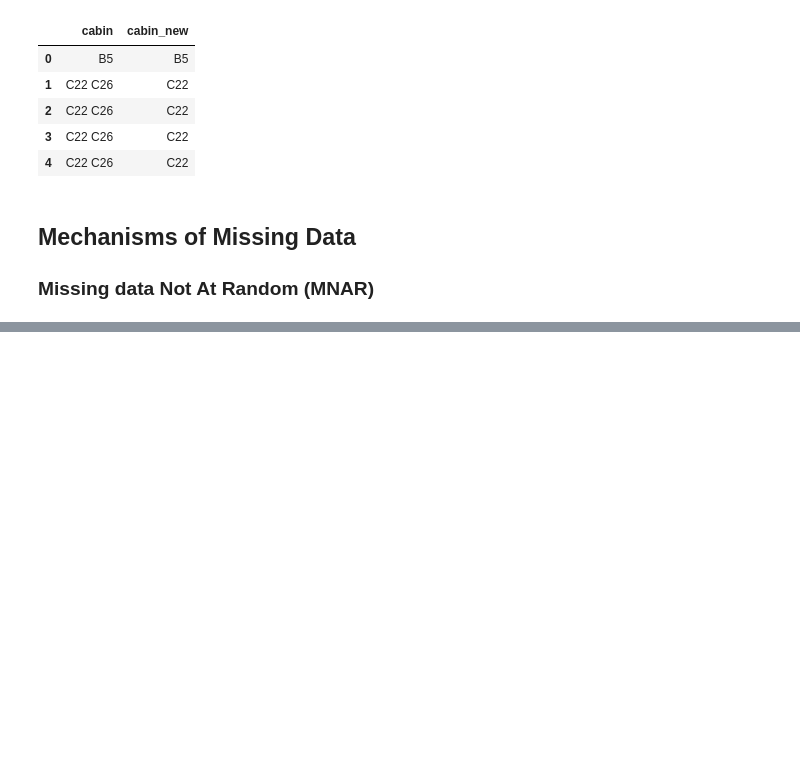
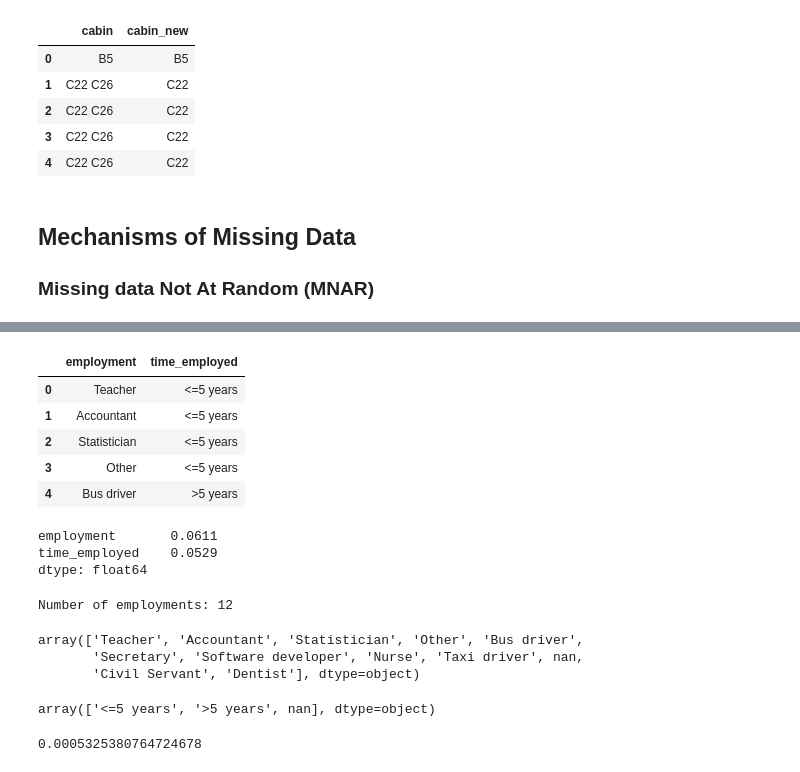
Before and after one commit to bbclr20/FeatureEngineering, a Jupyter notebook: 04_Variable_Characteristics/1_Missing_Data.ipynb, the cells around one changed output, grey strips where cells are left out. Saved outputs shown, nothing was run; the diff lists cells and outputs as text; code cells hidden in the pictures; blank space fills up the shorter version.

```diff
--- a/04_Variable_Characteristics/1_Missing_Data.ipynb
+++ b/04_Variable_Characteristics/1_Missing_Data.ipynb
@@ -149,0 +225,41 @@ data.head()
+# %%
+data = pd.read_csv('../datasets/Loan/loan.csv', usecols=['employment', 'time_employed'])
+data.head()
+# %% [output]
+|  | employment | time_employed |
+| 0 | Teacher | <=5 years |
+| 1 | Accountant | <=5 years |
+| 2 | Statistician | <=5 years |
+| 3 | Other | <=5 years |
+| 4 | Bus driver | >5 years |
+# %%
+data.isnull().mean()
+# %% [output]
+employment       0.0611
+time_employed    0.0529
+dtype: float64
+# %%
+# number of different employments.
+print(f'Number of employments: {len(data["employment"].unique())}')
+
+# examples of employments.
+data['employment'].unique()
+# %% [output]
+Number of employments: 12
+array(['Teacher', 'Accountant', 'Statistician', 'Other', 'Bus driver',
+       'Secretary', 'Software developer', 'Nurse', 'Taxi driver', nan,
+       'Civil Servant', 'Dentist'], dtype=object)
+# %%
+data['time_employed'].unique()
+# %% [output]
+array(['<=5 years', '>5 years', nan], dtype=object)
+# %%
+# employment not null but time_employed is null
+
+# customers who declared employment
+t = data[~data['employment'].isnull()]
+
+# Percentage of missing data in time employed
+t['time_employed'].isnull().mean()
+# %% [output]
+0.0005325380764724678
```
Also changed, not shown: parts of 12 cells of this notebook.
